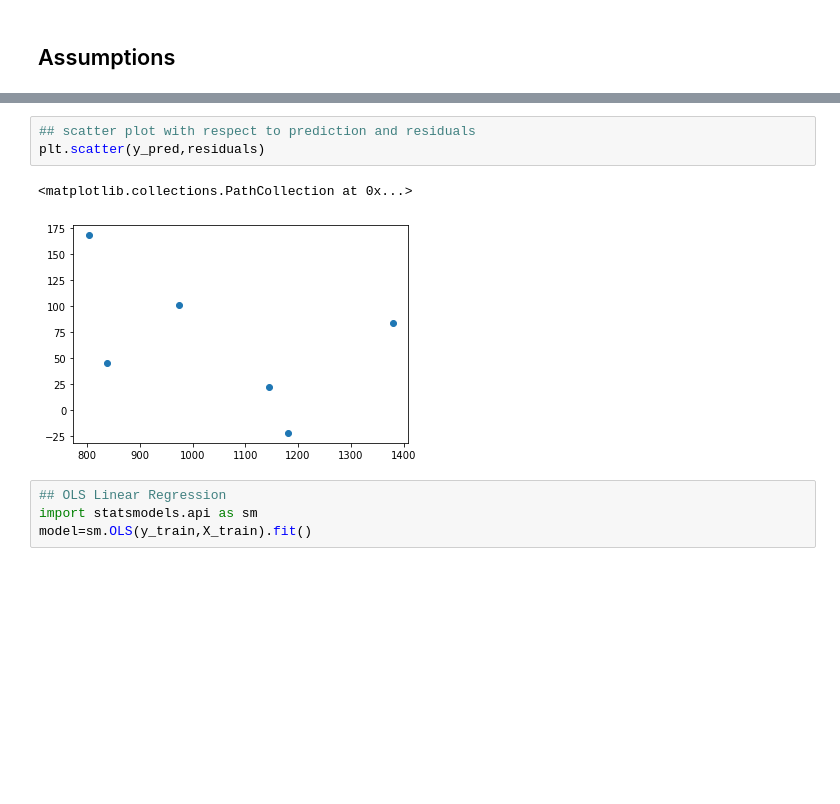
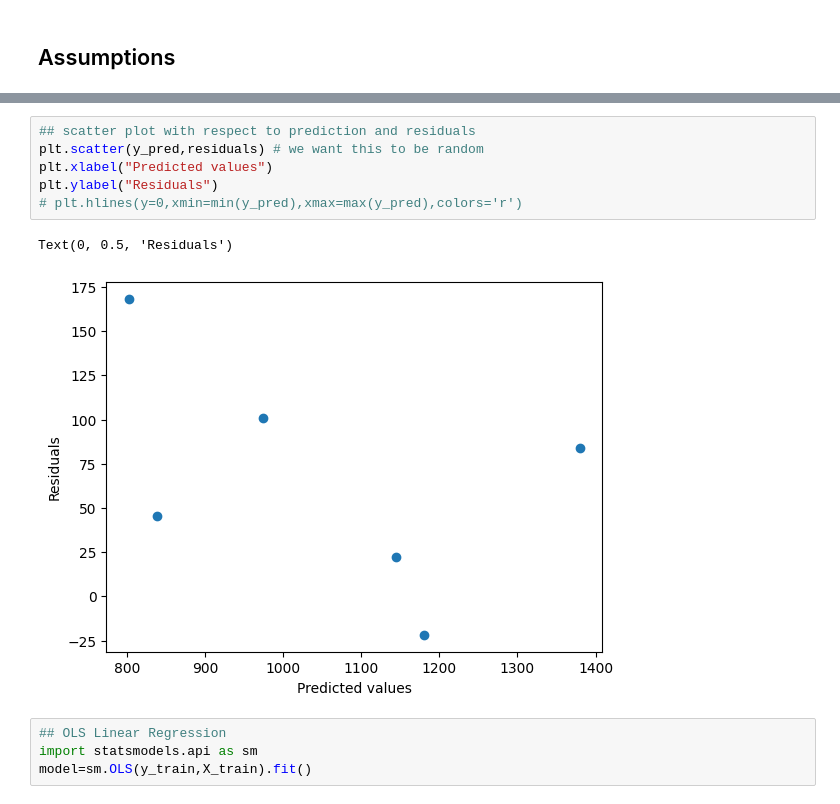
Before and after one commit to saromaddy/DS, a Jupyter notebook: Multiple+Linear+Regression-+Economics+Dataset.ipynb, the cells around one changed output, grey strips where cells are left out. Drawn from its saved outputs; the diff is of its cells as text; blank space fills up the shorter version.

```diff
--- a/Multiple+Linear+Regression-+Economics+Dataset.ipynb
+++ b/Multiple+Linear+Regression-+Economics+Dataset.ipynb
@@ -210,9 +214,12 @@ sns.displot(residuals,kind='kde')
 # %%
 ## scatter plot with respect to prediction and residuals
-plt.scatter(y_pred,residuals)
+plt.scatter(y_pred,residuals) # we want this to be random
+plt.xlabel("Predicted values")
+plt.ylabel("Residuals")
+# plt.hlines(y=0,xmin=min(y_pred),xmax=max(y_pred),colors='r')
 # %% [output]
-<matplotlib.collections.PathCollection at 0x...>
+Text(0, 0.5, 'Residuals')
-[figure, old version]
+[figure, new version]
 # %%
 ## OLS Linear Regression
 import statsmodels.api as sm
```
Also changed, not shown: parts of 13 cells of this notebook.
